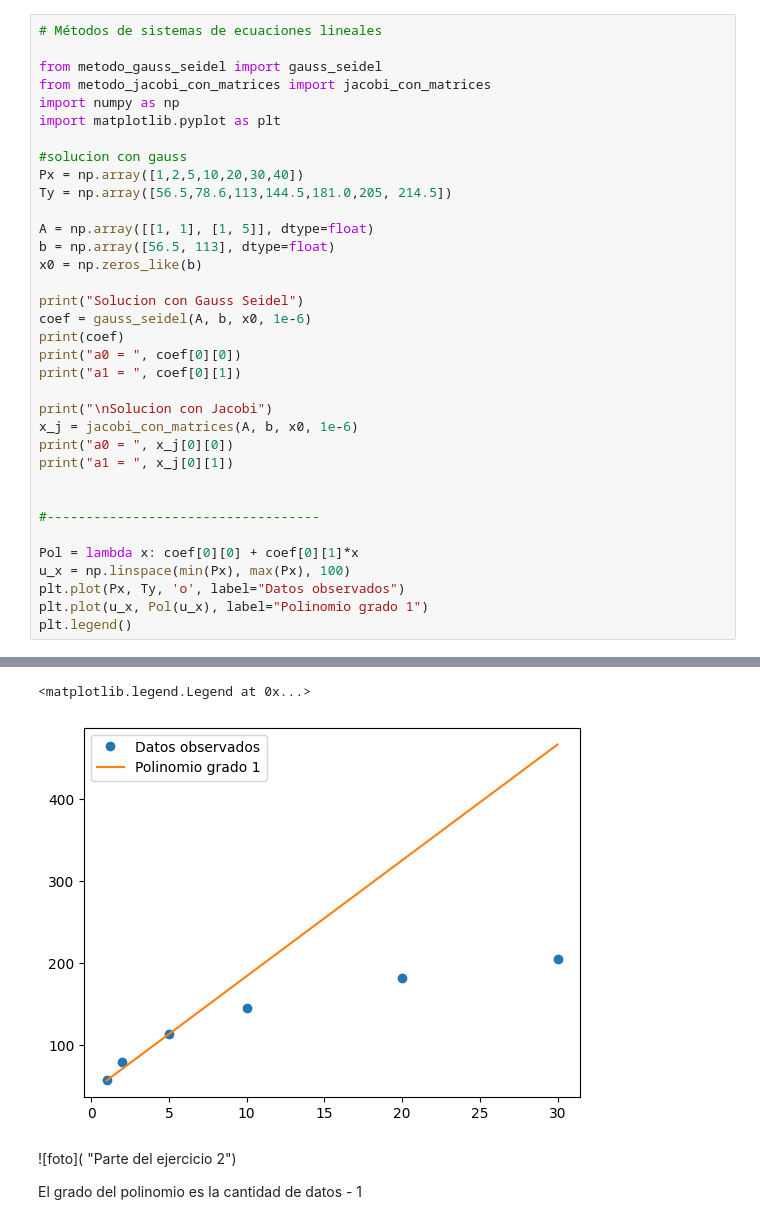
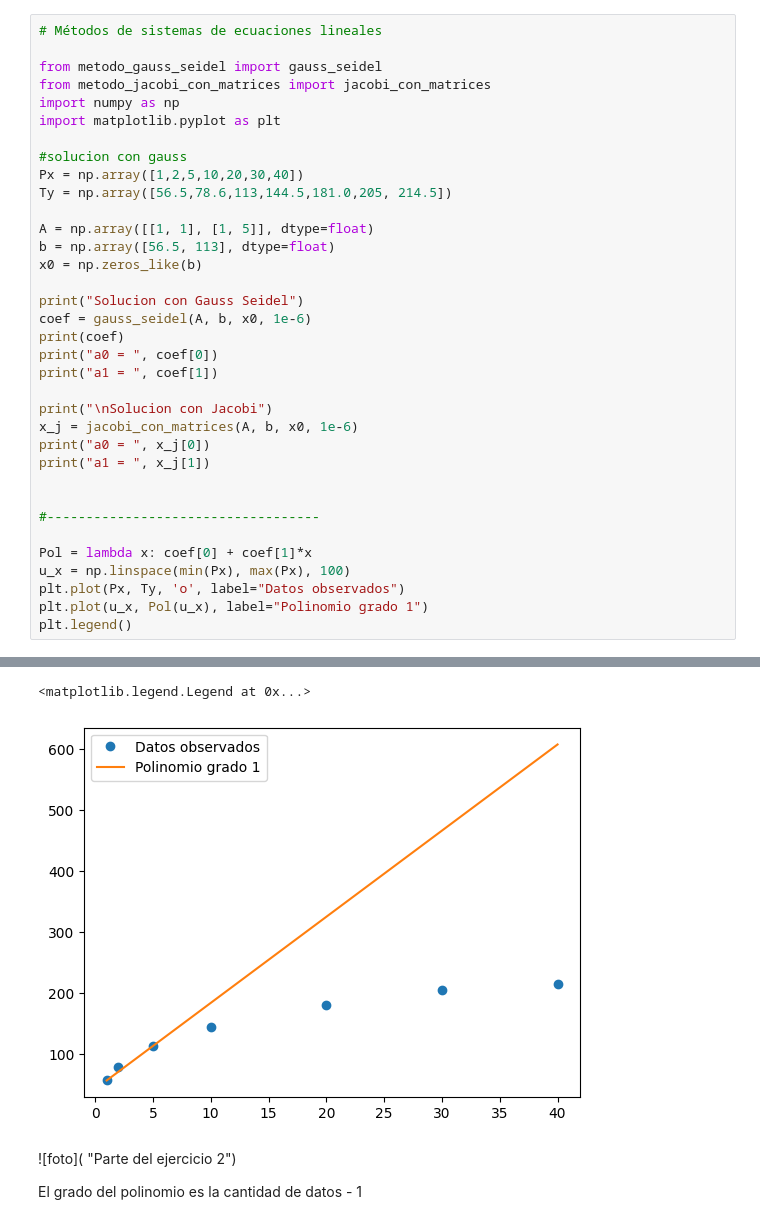
Before and after one commit to justjaaara/semestre_v, a Jupyter notebook: Analisis_numerico/interpolacion_simple/ejercicio_temperatura.ipynb, the cells around one changed output, grey strips where cells are left out. Cells and saved outputs as stored; diff of their text form.

```diff
--- a/Analisis_numerico/interpolacion_simple/ejercicio_temperatura.ipynb
+++ b/Analisis_numerico/interpolacion_simple/ejercicio_temperatura.ipynb
@@ -19,18 +19,18 @@ x0 = np.zeros_like(b)
 print("Solucion con Gauss Seidel")
 coef = gauss_seidel(A, b, x0, 1e-6)
 print(coef)
-print("a0 = ", coef[0][0])
-print("a1 = ", coef[0][1])
+print("a0 = ", coef[0])
+print("a1 = ", coef[1])
 
 print("\nSolucion con Jacobi")
 x_j = jacobi_con_matrices(A, b, x0, 1e-6)
-print("a0 = ", x_j[0][0])
-print("a1 = ", x_j[0][1])
+print("a0 = ", x_j[0])
+print("a1 = ", x_j[1])
 
 
 #-----------------------------------
 
-Pol = lambda x: coef[0][0] + coef[0][1]*x
+Pol = lambda x: coef[0] + coef[1]*x
 u_x = np.linspace(min(Px), max(Px), 100)
 plt.plot(Px, Ty, 'o', label="Datos observados")
 plt.plot(u_x, Pol(u_x), label="Polinomio grado 1")
@@ -49,5 +49,5 @@ a1 =  14.124999942144003
 <matplotlib.legend.Legend at 0x...>
-[figure, old version]
+[figure, new version]
 # %% [markdown]
 ![foto]( "Parte del ejercicio 2")
 
```
Also changed, not shown: parts of 3 cells of this notebook, 4 other files.
